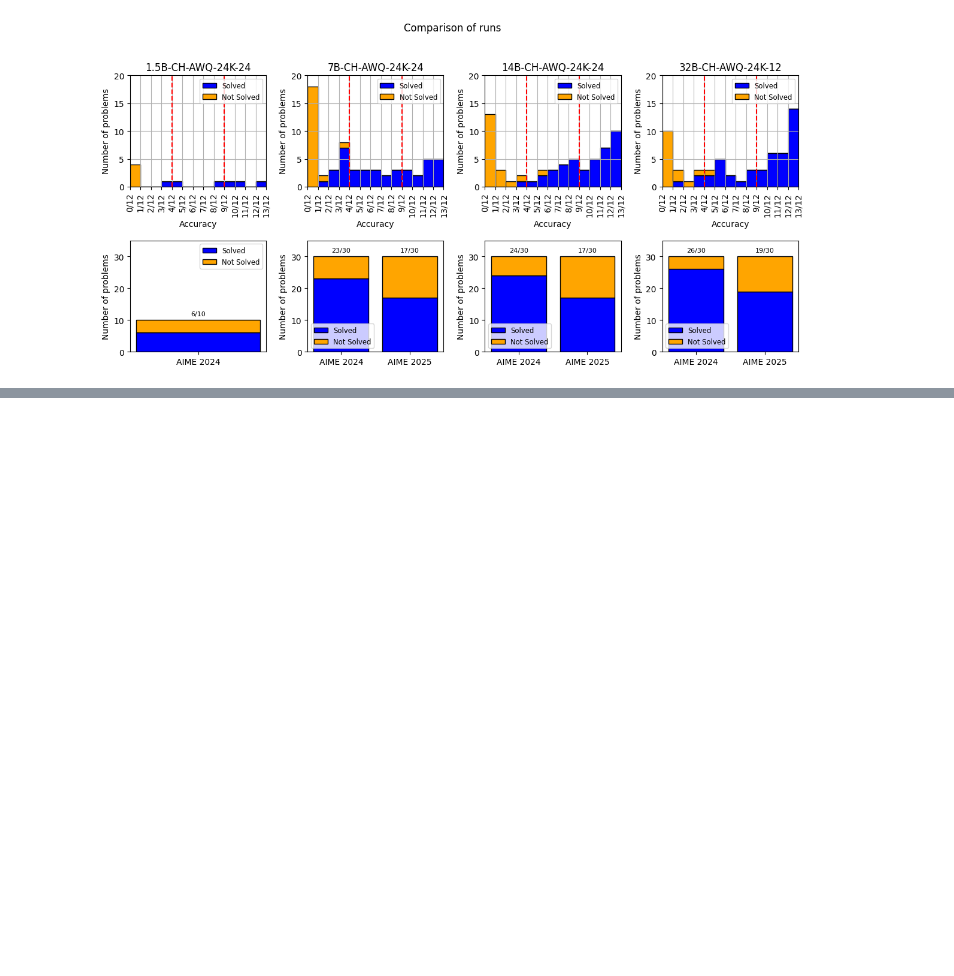
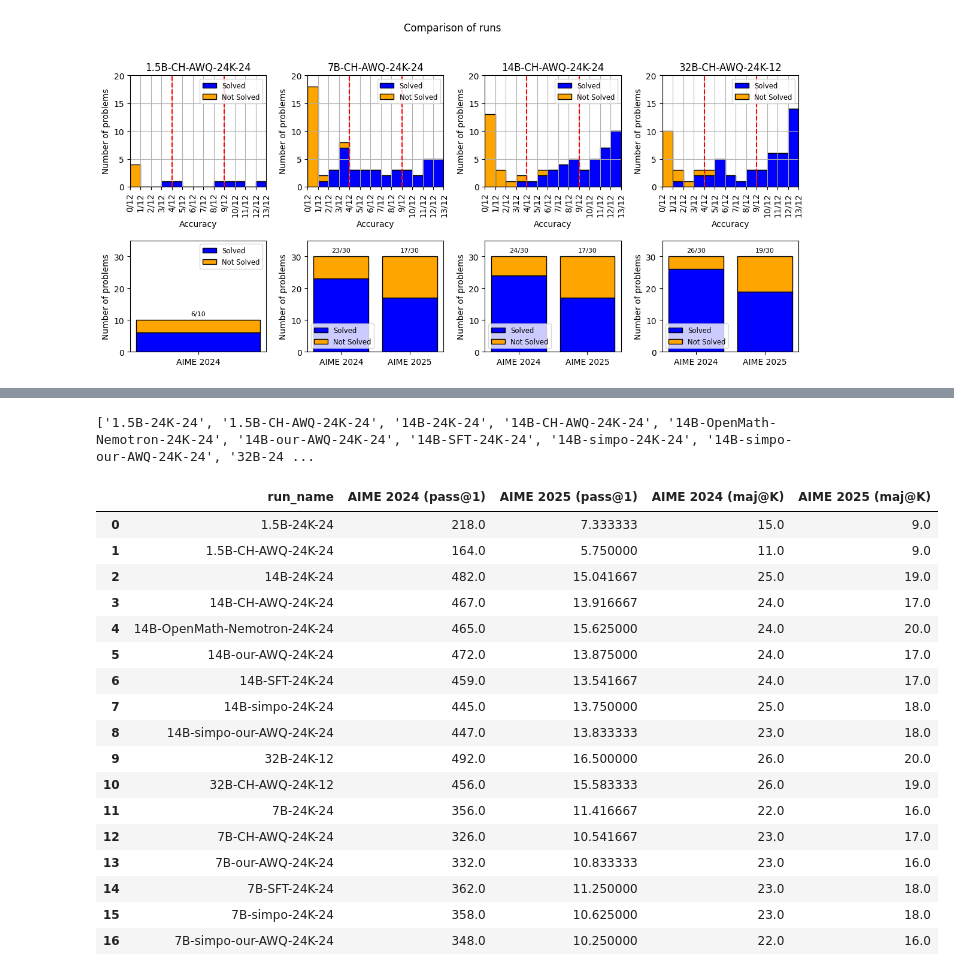
Before and after one commit to HCPS42/thesis, a Jupyter notebook: inference/compare_configs.ipynb, the cells around one changed output, grey strips where cells are left out. Cells and saved outputs as stored; diff of their text form; code cells hidden in the pictures; blank space fills up the shorter version.

```diff
--- a/inference/compare_configs.ipynb
+++ b/inference/compare_configs.ipynb
@@ -379,0 +476,51 @@ compare_runs([
+# %%
+import os
+
+run_names = [dirname for dirname in os.listdir('logs/') if os.path.isdir(os.path.join('logs/', dirname))]
+print(run_names)
+# %% [output]
+['1.5B-24K-24', '1.5B-CH-AWQ-24K-24', '14B-24K-24', '14B-CH-AWQ-24K-24', '14B-OpenMath-Nemotron-24K-24', '14B-our-AWQ-24K-24', '14B-SFT-24K-24', '14B-simpo-24K-24', '14B-simpo-our-AWQ-24K-24', '32B-24 ...
+# %%
+from graphs import process_run
+import pandas as pd
+
+data = []
+
+for run_name in run_names:
+    df, summary, lengths, times = process_run(run_name, n_bootstrap=None)
+
+    aime_2024_pass1_accuracy = df[df['source'] == 'AIME 2024']['accuracy'].mean()
+    aime_2025_pass1_accuracy = df[df['source'] == 'AIME 2025']['accuracy'].mean()
+
+    aime_2024_majK_accuracy = (df[df['source'] == 'AIME 2024']['solved']).mean() * 30
+    aime_2025_majK_accuracy = (df[df['source'] == 'AIME 2025']['solved']).mean() * 30
+
+    data.append({
+        'run_name': run_name,
+        'AIME 2024 (pass@1)': aime_2024_pass1_accuracy,
+        'AIME 2025 (pass@1)': aime_2025_pass1_accuracy,
+        'AIME 2024 (maj@K)': aime_2024_majK_accuracy,
+        'AIME 2025 (maj@K)': aime_2025_majK_accuracy
+    })
+
+result_df = pd.DataFrame(data)
+result_df
+# %% [output]
+|  | run_name | AIME 2024 (pass@1) | AIME 2025 (pass@1) | AIME 2024 (maj@K) | AIME 2025 (maj@K) |
+| 0 | 1.5B-24K-24 | 218.0 | 7.333333 | 15.0 | 9.0 |
+| 1 | 1.5B-CH-AWQ-24K-24 | 164.0 | 5.750000 | 11.0 | 9.0 |
+| 2 | 14B-24K-24 | 482.0 | 15.041667 | 25.0 | 19.0 |
+| 3 | 14B-CH-AWQ-24K-24 | 467.0 | 13.916667 | 24.0 | 17.0 |
+| 4 | 14B-OpenMath-Nemotron-24K-24 | 465.0 | 15.625000 | 24.0 | 20.0 |
+| 5 | 14B-our-AWQ-24K-24 | 472.0 | 13.875000 | 24.0 | 17.0 |
+| 6 | 14B-SFT-24K-24 | 459.0 | 13.541667 | 24.0 | 17.0 |
+| 7 | 14B-simpo-24K-24 | 445.0 | 13.750000 | 25.0 | 18.0 |
+| 8 | 14B-simpo-our-AWQ-24K-24 | 447.0 | 13.833333 | 23.0 | 18.0 |
+| 9 | 32B-24K-12 | 492.0 | 16.500000 | 26.0 | 20.0 |
+| 10 | 32B-CH-AWQ-24K-12 | 456.0 | 15.583333 | 26.0 | 19.0 |
+| 11 | 7B-24K-24 | 356.0 | 11.416667 | 22.0 | 16.0 |
+| 12 | 7B-CH-AWQ-24K-24 | 326.0 | 10.541667 | 23.0 | 17.0 |
+| 13 | 7B-our-AWQ-24K-24 | 332.0 | 10.833333 | 23.0 | 16.0 |
+| 14 | 7B-SFT-24K-24 | 362.0 | 11.250000 | 23.0 | 18.0 |
+| 15 | 7B-simpo-24K-24 | 358.0 | 10.625000 | 23.0 | 18.0 |
+| 16 | 7B-simpo-our-AWQ-24K-24 | 348.0 | 10.250000 | 22.0 | 16.0 |
```
Also changed, not shown: parts of 3 cells of this notebook, 4 other files.
